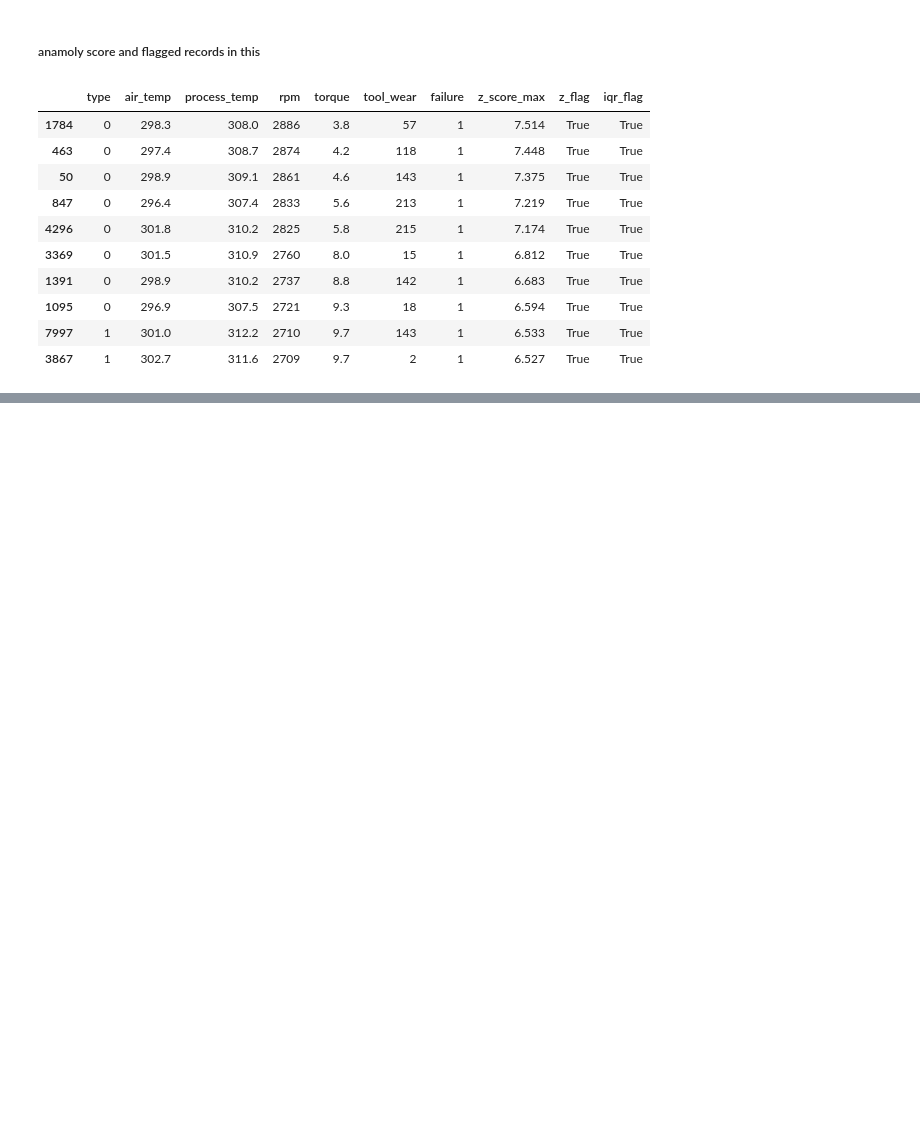
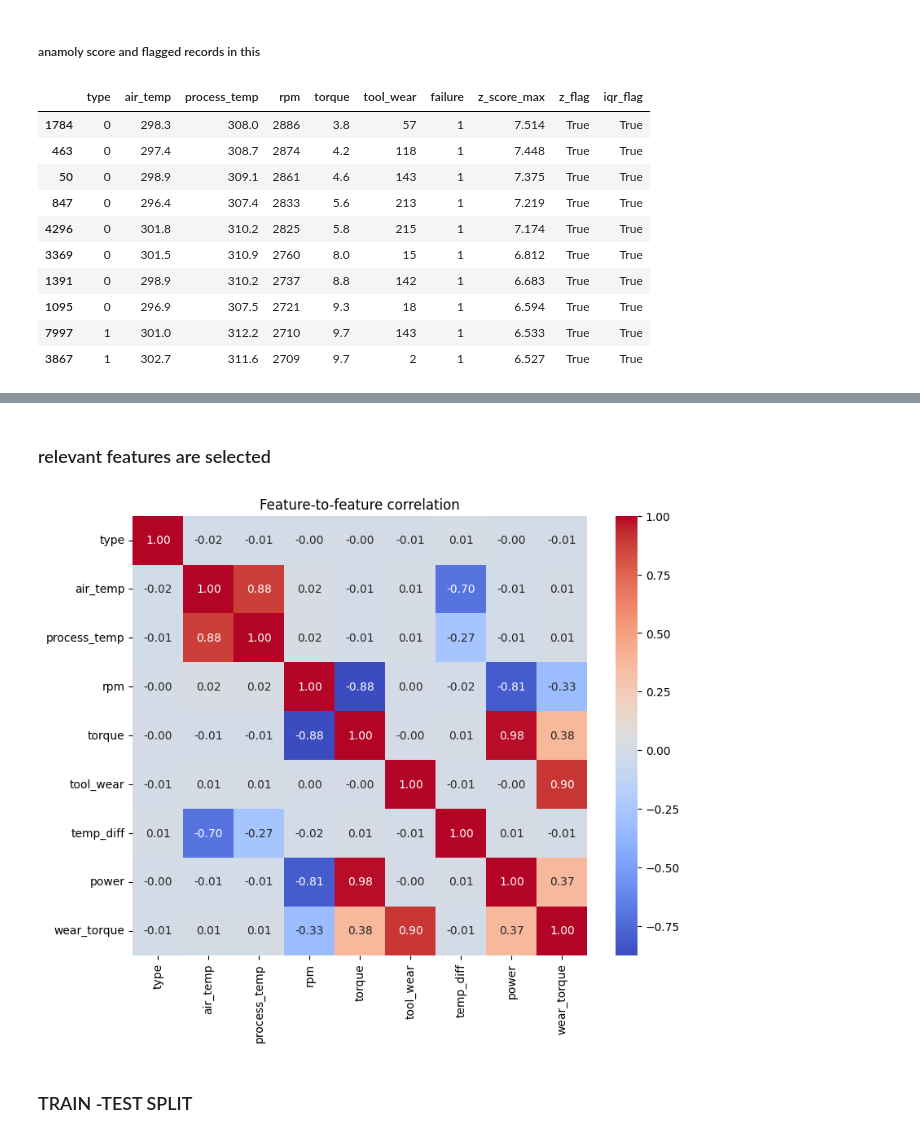
Before and after one commit to Ashwinvinod7/Statiscal_Anamoly_Detection_and_machine-_failure_prediction, a Jupyter notebook: ML_PROJECT_MFP/statiscal_anamoly_detection_and_machine_failure_prediction.ipynb, the cells around one changed output, grey strips where cells are left out. Cells and saved outputs as stored; diff of their text form; code cells hidden in the pictures; blank space fills up the shorter version.

Commit message:
TRAIN-TEST SPLIT DONE

```diff
--- a/ML_PROJECT_MFP/statiscal_anamoly_detection_and_machine_failure_prediction.ipynb
+++ b/ML_PROJECT_MFP/statiscal_anamoly_detection_and_machine_failure_prediction.ipynb
@@ -383,0 +388,4 @@ flagged[flagged["z_flag"] | flagged["iqr_flag"]].sort_values("z_score_max", asce
+# %%
+df["temp_diff"] = df["process_temp"] - df["air_temp"]
+df["power"] = df["torque"] * df["rpm"] * 2 * np.pi / 60
+df["wear_torque"] = df["tool_wear"] * df["torque"]
@@ -383,0 +437,12 @@ flagged[flagged["z_flag"] | flagged["iqr_flag"]].sort_values("z_score_max", asce
+# %% [markdown]
+### relevant features are selected
+# %%
+features = ["type"] + num_cols + ["temp_diff", "power", "wear_torque"]
+
+plt.figure(figsize=(9, 7))
+sns.heatmap(df[features].corr(), annot=True, fmt=".2f", cmap="coolwarm")
+plt.title("Feature-to-feature correlation"); plt.show()
+# %% [output]
+[figure, added]
+# %% [markdown]
+### TRAIN -TEST SPLIT
```
Also changed, not shown: parts of 32 cells of this notebook.
